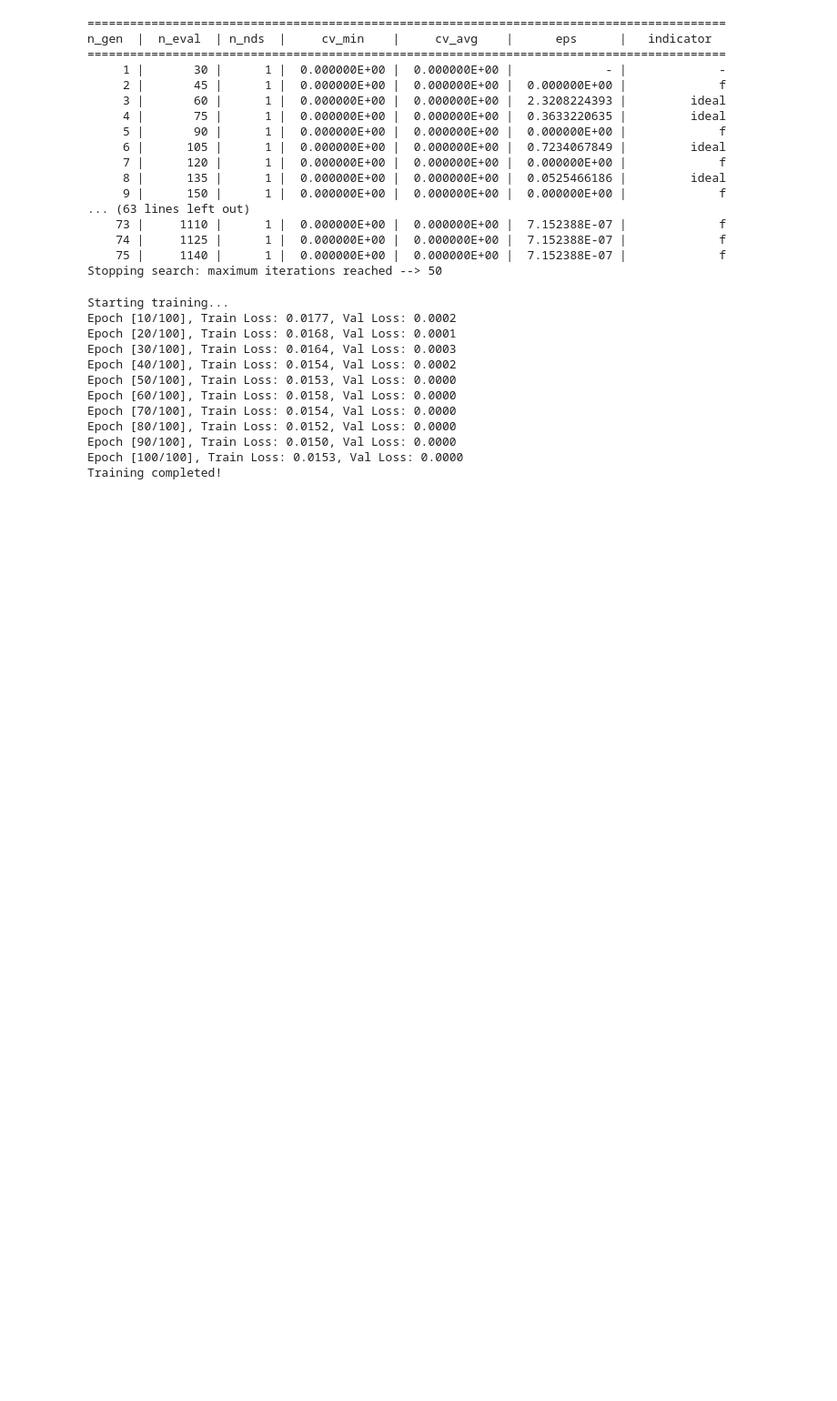
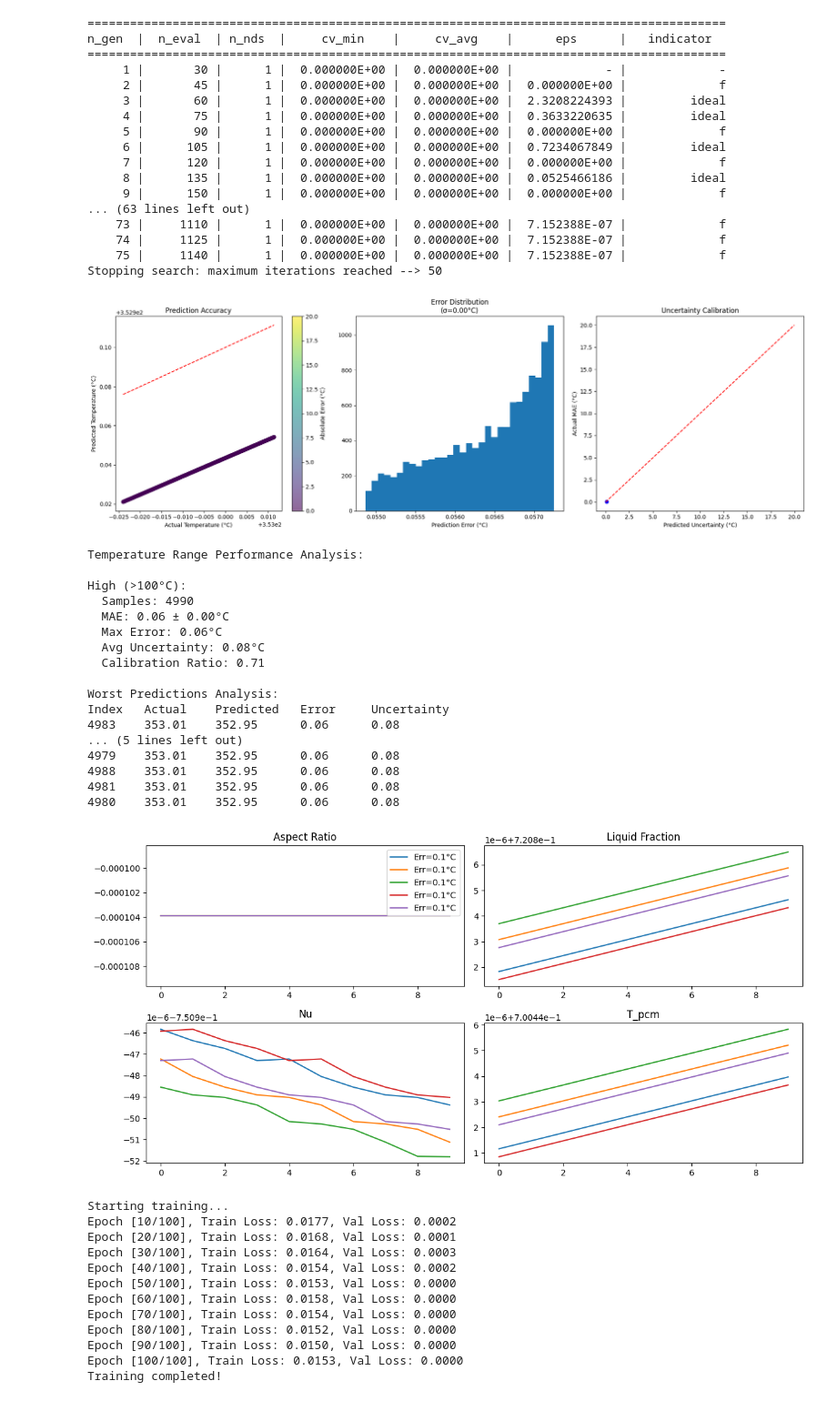
Before and after one commit to yequalsmxplusc/project, a Jupyter notebook: CHT.ipynb, the cells around one changed output. Shown at 91% size. Saved outputs shown, nothing was run; the diff lists cells and outputs as text; code cells hidden in the pictures; blank space fills up the shorter version.

```diff
--- a/CHT.ipynb
+++ b/CHT.ipynb
@@ -283 +550,58 @@ Stopping search: maximum iterations reached --> 50
+# %%
+def analyze_worst_predictions(model, X_test, y_test, norm_stats, n=10):
+    model.eval()
+    device = next(model.parameters()).device
+    X_tensor = torch.tensor(X_test, dtype=torch.float32).to(device)
+
+    with torch.no_grad():
+        pred_mean, pred_var = model(X_tensor)
+        pred_mean = pred_mean.cpu().numpy() * norm_stats[3] + norm_stats[2]
+        pred_std = np.sqrt(pred_var.cpu().numpy()) * norm_stats[3]
+        y_actual = y_test * norm_stats[3] + norm_stats[2]
+
+        errors = np.abs(pred_mean - y_actual)
+        worst_indices = np.argsort(errors.squeeze())[-n:][::-1]
+
+    print("\nWorst Predictions Analysis:")
+    print(f"{'Index':<8}{'Actual':<10}{'Predicted':<12}{'Error':<10}{'Uncertainty':<12}")
+    for idx in worst_indices:
+        print(f"{idx:<8}{y_actual[idx][0]:<10.2f}{pred_mean[idx][0]:<12.2f}"
+              f"{errors[idx][0]:<10.2f}{pred_std[idx][0]:<12.2f}")
+
+    # Plot feature patterns
+    plt.figure(figsize=(12, 6))
+    for i, feat in enumerate(['Aspect Ratio', 'Liquid Fraction', 'Nu', 'T_pcm']):
+        plt.subplot(2, 2, i+1)
+        for idx in worst_indices[:5]:
+            plt.plot(X_test[idx, :, i], label=f'Err={errors[idx][0]:.1f}°C')
+        plt.title(feat)
+        if i == 0:
+            plt.legend()
+    plt.tight_layout()
+    plt.show()
+# %%
+# After training
+metrics = evaluate_model(model, X_test, y_test, norm_stats)
+analyze_temperature_bins(model, X_test, y_test, norm_stats)
+analyze_worst_predictions(model, X_test, y_test, norm_stats)
+# %% [output]
+[figure, added]
+Temperature Range Performance Analysis:
+
+High (>100°C):
+  Samples: 4990
+  MAE: 0.06 ± 0.00°C
+  Max Error: 0.06°C
+  Avg Uncertainty: 0.08°C
+  Calibration Ratio: 0.71
+
+Worst Predictions Analysis:
+Index   Actual    Predicted   Error     Uncertainty
+4983    353.01    352.95      0.06      0.08
+... (5 lines left out)
+4979    353.01    352.95      0.06      0.08
+4988    353.01    352.95      0.06      0.08
+4981    353.01    352.95      0.06      0.08
+4980    353.01    352.95      0.06      0.08
+[figure, added]
 # %%
```
Also changed, not shown: parts of 14 cells of this notebook.
